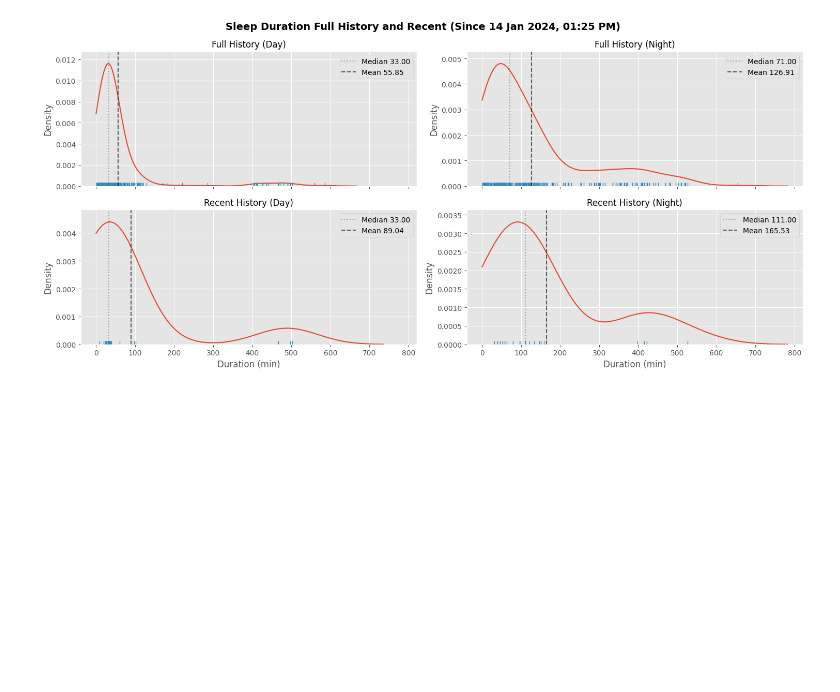
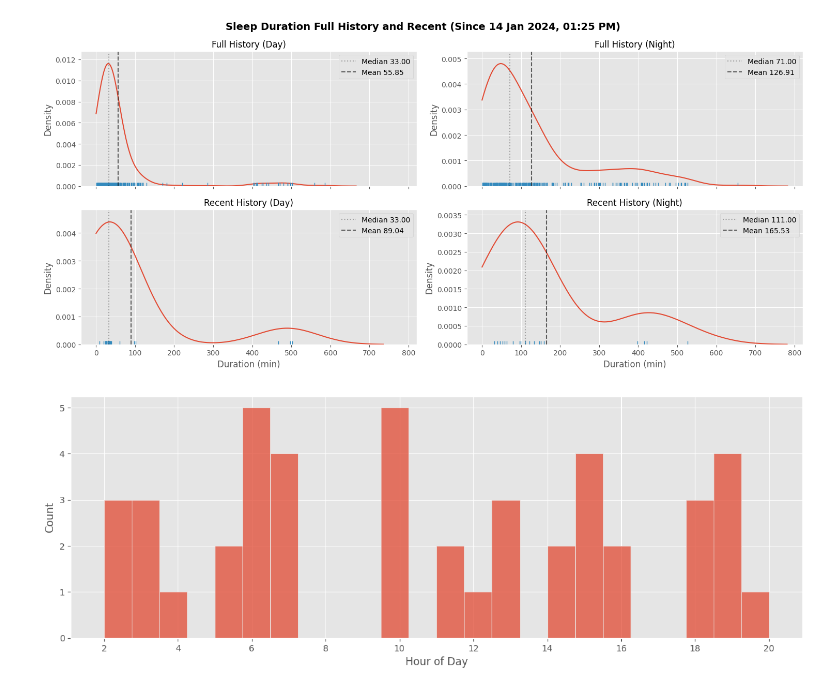
Before and after one commit to jgalloway42/andrews_baby_tracker, a Jupyter notebook: notebooks/andrews_data.ipynb, the cells around one changed output. Saved outputs shown, nothing was run; the diff lists cells and outputs as text; code cells hidden in the pictures; blank space fills up the shorter version.

```diff
--- a/notebooks/andrews_data.ipynb
+++ b/notebooks/andrews_data.ipynb
@@ -457,3 +458,10 @@ min       31.000000
 max      527.000000
 Name: Duration (min), dtype: float64
 [figure]
+# %%
+import matplotlib.ticker as ticker
+ax = sns.histplot(sleep_df['Hour of Day'].loc[recent_filter],bins=24)
+for axis in [ax.xaxis, ax.yaxis]:
+    axis.set_major_locator(ticker.MaxNLocator(integer=True))
+# %% [output]
+[figure, added]
```
Also changed, not shown: parts of 2 cells of this notebook.
